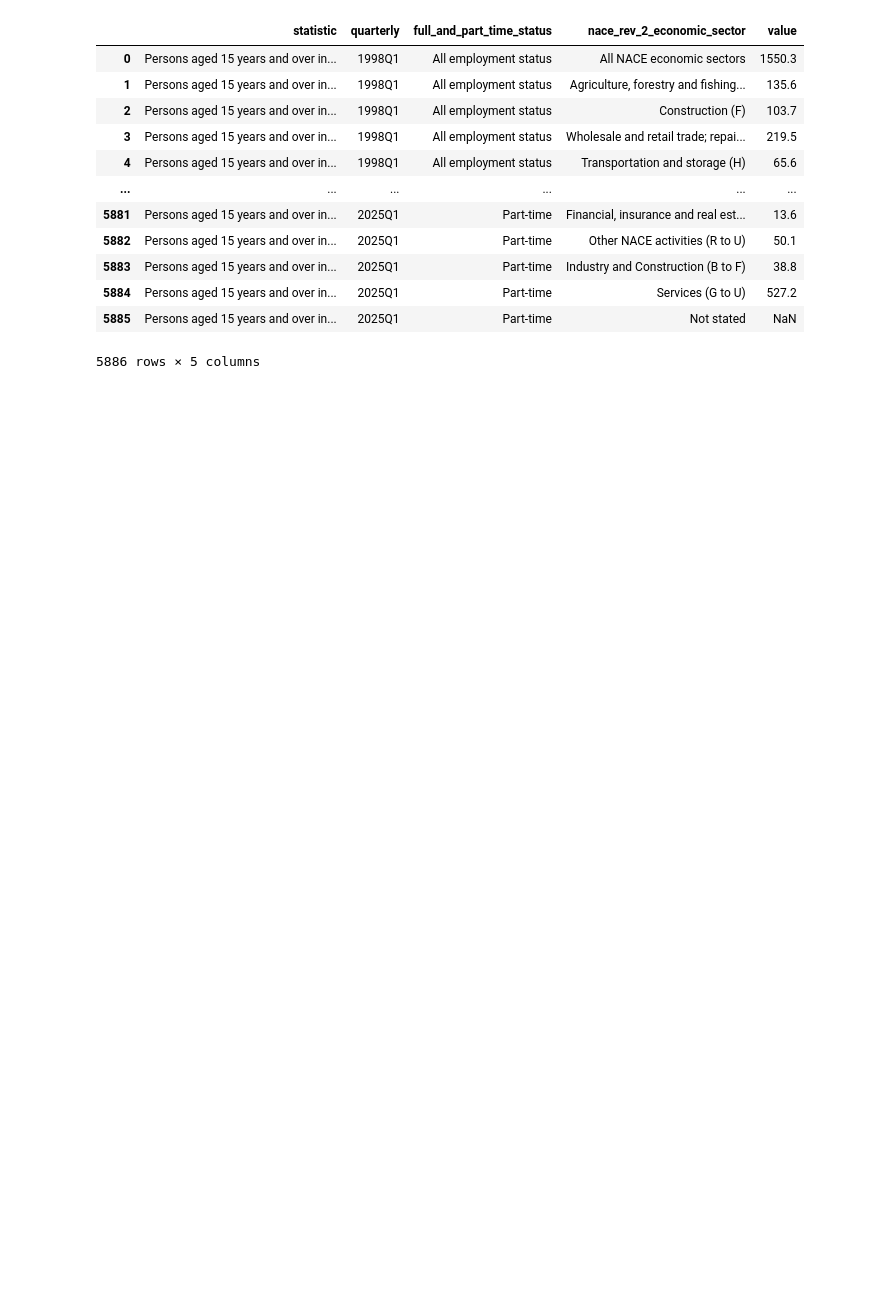
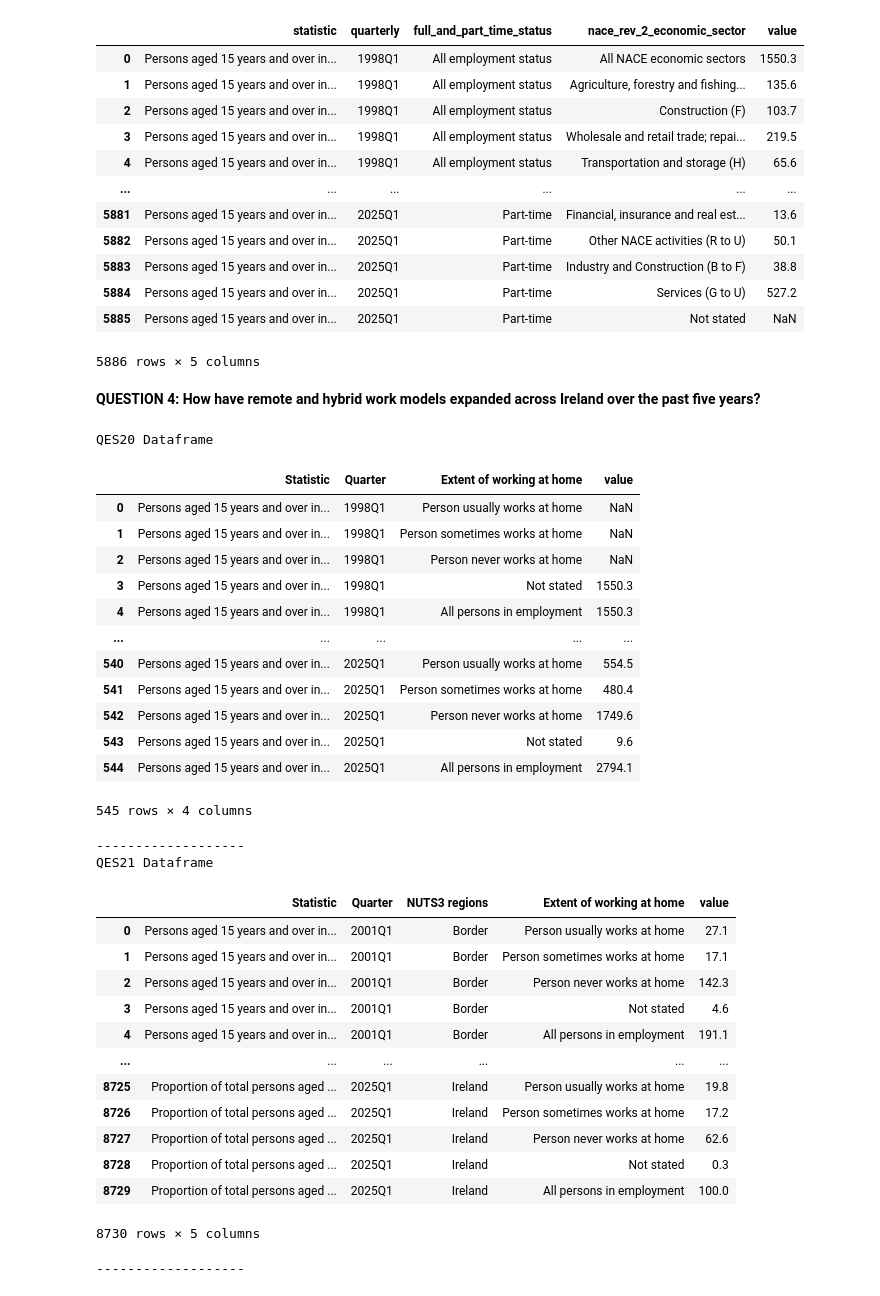
Before and after one commit to no1numa/ireland-workforce-analysis, a Jupyter notebook: notebooks/02_data_cleaning.ipynb, the cells around one changed output. Cells and saved outputs as stored; diff of their text form; code cells hidden in the pictures; blank space fills up the shorter version.

```diff
--- a/notebooks/02_data_cleaning.ipynb
+++ b/notebooks/02_data_cleaning.ipynb
@@ -210,3 +210,49 @@ df_q3
 | 5884 | Persons aged 15 years and over in... | 2025Q1 | Part-time | Services (G to U) | 527.2 |
 | 5885 | Persons aged 15 years and over in... | 2025Q1 | Part-time | Not stated | NaN |
 5886 rows × 5 columns
+# %% [markdown]
+**QUESTION 4: How have remote and hybrid work models expanded across Ireland over the past five years?**
+# %%
+# quick visualization of each df
+q4_related = ['QES20', 'QES21']
+
+# Will use only QES21 cause it is where we start to having people stating if they work at home or not
+# and it gives us the information of the region
+
+for df in q4_related:
+    df_v = pd.read_csv(f'../data/raw/{df}.csv')
+
+    print(f'{df} Dataframe')
+    display(df_v)
+    print('-------------------')
+# %% [output]
+QES20 Dataframe
+|  | Statistic | Quarter | Extent of working at home | value |
+| 0 | Persons aged 15 years and over in... | 1998Q1 | Person usually works at home | NaN |
+| 1 | Persons aged 15 years and over in... | 1998Q1 | Person sometimes works at home | NaN |
+| 2 | Persons aged 15 years and over in... | 1998Q1 | Person never works at home | NaN |
+| 3 | Persons aged 15 years and over in... | 1998Q1 | Not stated | 1550.3 |
+| 4 | Persons aged 15 years and over in... | 1998Q1 | All persons in employment | 1550.3 |
+| ... | ... | ... | ... | ... |
+| 540 | Persons aged 15 years and over in... | 2025Q1 | Person usually works at home | 554.5 |
+| 541 | Persons aged 15 years and over in... | 2025Q1 | Person sometimes works at home | 480.4 |
+| 542 | Persons aged 15 years and over in... | 2025Q1 | Person never works at home | 1749.6 |
+| 543 | Persons aged 15 years and over in... | 2025Q1 | Not stated | 9.6 |
+| 544 | Persons aged 15 years and over in... | 2025Q1 | All persons in employment | 2794.1 |
+545 rows × 4 columns
+-------------------
+QES21 Dataframe
+|  | Statistic | Quarter | NUTS3 regions | Extent of working at home | value |
+| 0 | Persons aged 15 years and over in... | 2001Q1 | Border | Person usually works at home | 27.1 |
+| 1 | Persons aged 15 years and over in... | 2001Q1 | Border | Person sometimes works at home | 17.1 |
+| 2 | Persons aged 15 years and over in... | 2001Q1 | Border | Person never works at home | 142.3 |
+| 3 | Persons aged 15 years and over in... | 2001Q1 | Border | Not stated | 4.6 |
+| 4 | Persons aged 15 years and over in... | 2001Q1 | Border | All persons in employment | 191.1 |
+| ... | ... | ... | ... | ... | ... |
+| 8725 | Proportion of total persons aged ... | 2025Q1 | Ireland | Person usually works at home | 19.8 |
+| 8726 | Proportion of total persons aged ... | 2025Q1 | Ireland | Person sometimes works at home | 17.2 |
+| 8727 | Proportion of total persons aged ... | 2025Q1 | Ireland | Person never works at home | 62.6 |
+| 8728 | Proportion of total persons aged ... | 2025Q1 | Ireland | Not stated | 0.3 |
+| 8729 | Proportion of total persons aged ... | 2025Q1 | Ireland | All persons in employment | 100.0 |
+8730 rows × 5 columns
+-------------------
```
Also changed, not shown: parts of 21 cells of this notebook, 1 other file.
